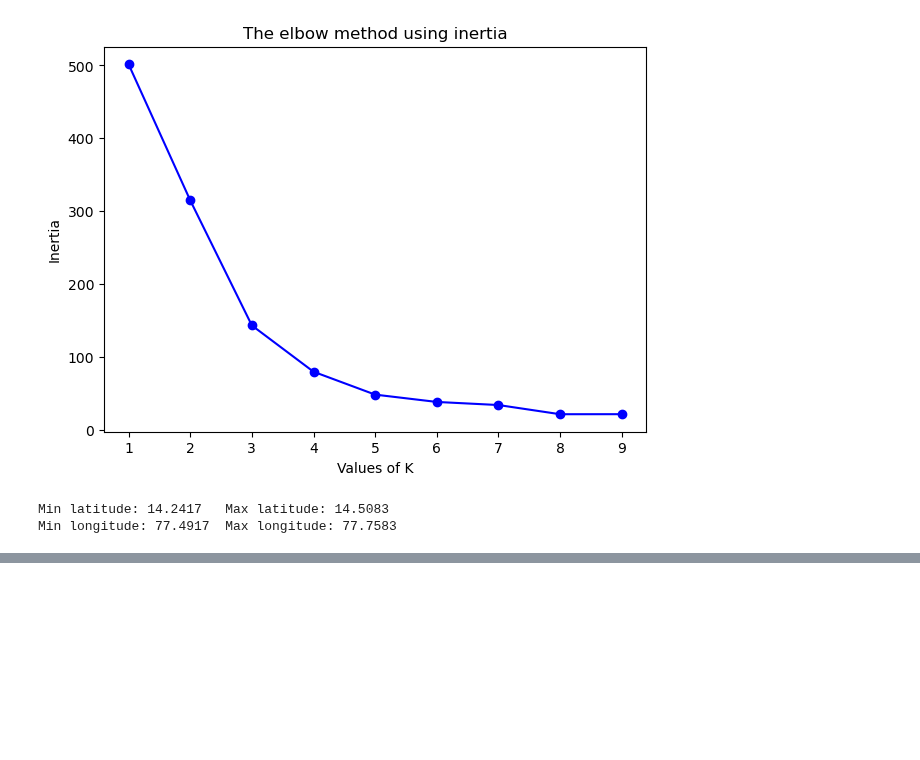
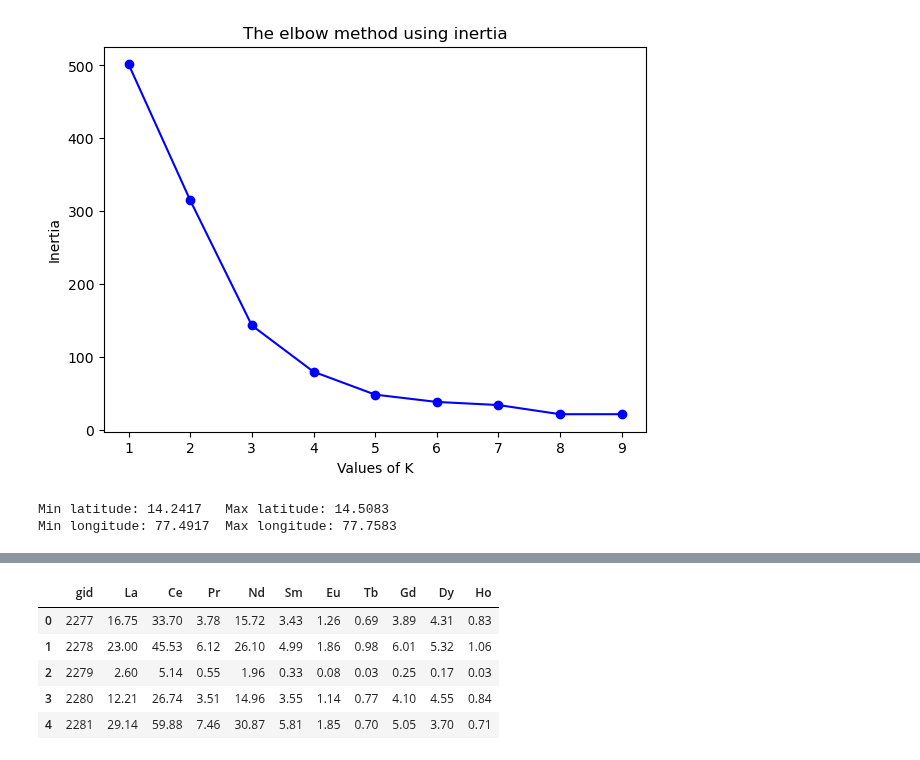
Before and after one commit to Ashish-Sasna/CMT-GSC-AI, a Jupyter notebook: Stream sediments.ipynb, the cells around one changed output, grey strips where cells are left out. Drawn from its saved outputs; the diff is of its cells as text; code cells hidden in the pictures; blank space fills up the shorter version.

```diff
--- a/Stream sediments.ipynb
+++ b/Stream sediments.ipynb
@@ -651,0 +723,10 @@ for fig in fig_list:
+# %%
+top_10_var_df = chemical_data[['gid'] + list(chem_elem[-17:-7])]
+top_10_var_df.head()
+# %% [output]
+|  | gid | La | Ce | Pr | Nd | Sm | Eu | Tb | Gd | Dy | Ho |
+| 0 | 2277 | 16.75 | 33.70 | 3.78 | 15.72 | 3.43 | 1.26 | 0.69 | 3.89 | 4.31 | 0.83 |
+| 1 | 2278 | 23.00 | 45.53 | 6.12 | 26.10 | 4.99 | 1.86 | 0.98 | 6.01 | 5.32 | 1.06 |
+| 2 | 2279 | 2.60 | 5.14 | 0.55 | 1.96 | 0.33 | 0.08 | 0.03 | 0.25 | 0.17 | 0.03 |
+| 3 | 2280 | 12.21 | 26.74 | 3.51 | 14.96 | 3.55 | 1.14 | 0.77 | 4.10 | 4.55 | 0.84 |
+| 4 | 2281 | 29.14 | 59.88 | 7.46 | 30.87 | 5.81 | 1.85 | 0.70 | 5.05 | 3.70 | 0.71 |
```
Also changed, not shown: parts of 7 cells of this notebook, 3 other files.
